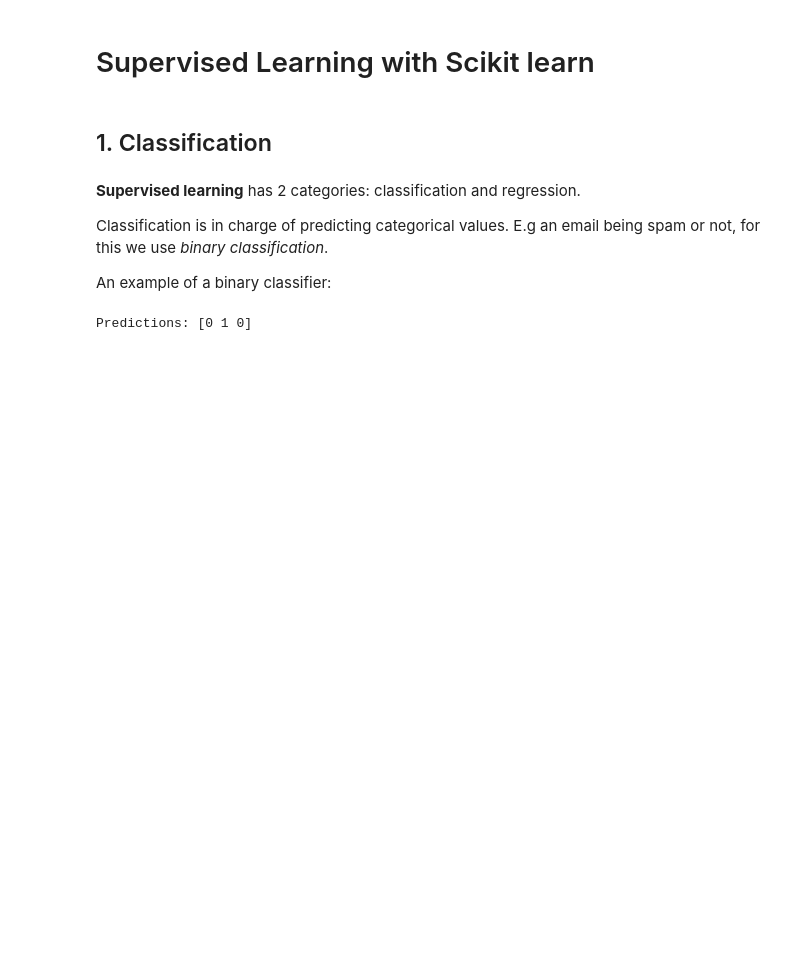
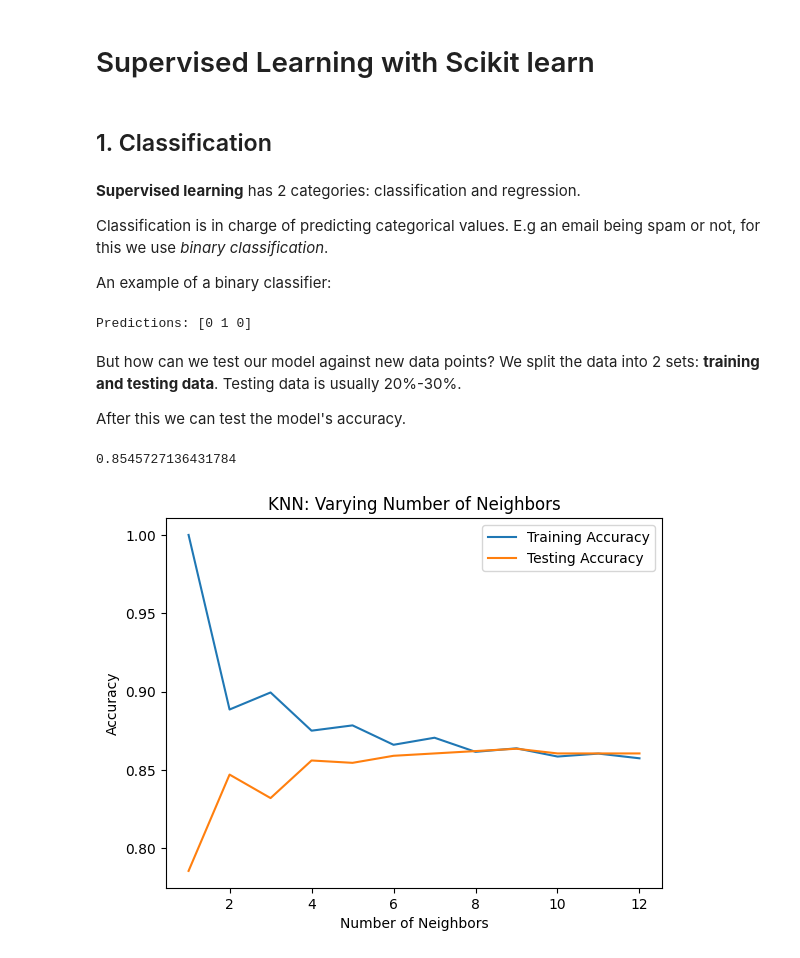
Before and after one commit to Metashaker/ai-learning, a Jupyter notebook: machine-learning-fundamentals/supervised-learning.ipynb, the cells around one changed output. Cells and saved outputs as stored; diff of their text form; code cells hidden in the pictures; blank space fills up the shorter version.

Commit message:
closes classifier chapter

```diff
--- a/machine-learning-fundamentals/supervised-learning.ipynb
+++ b/machine-learning-fundamentals/supervised-learning.ipynb
@@ -43,3 +43,62 @@ y_pred = knn.predict(X_new)
 print("Predictions: {}".format(y_pred))
 # %% [output]
 Predictions: [0 1 0]
+# %% [markdown]
+But how can we test our model against new data points? We split the data into 2 sets: **training and testing data**. Testing data is usually 20%-30%.
+
+After this we can test the model's accuracy.
+# %%
+from sklearn.model_selection import train_test_split
+
+X = churn_df.drop("churn", axis=1).values
+y = churn_df["churn"].values
+
+# Split into training and test sets
+X_train, X_test, y_train, y_test = train_test_split(X, y, test_size=0.2, random_state=42, stratify=y)
+knn = KNeighborsClassifier(n_neighbors=5)
+
+# Fit the classifier to the training data
+knn.fit(X_train, y_train)
+
+# Print the accuracy
+print(knn.score(X_test, y_test))
+# %% [output]
+0.8545727136431784
+# %%
+# 1. Test against over and under fitting
+# Create neighbors
+neighbors = np.arange(1, 13)
+train_accuracies = {}
+test_accuracies = {}
+
+for neighbor in neighbors:
+
+	# Set up a KNN Classifier
+	knn = KNeighborsClassifier(n_neighbors=neighbor)
+
+	# Fit the model
+	knn.fit(X_train, y_train)
+
+	# Compute accuracy
+	train_accuracies[neighbor] = knn.score(X_train, y_train)
+	test_accuracies[neighbor] = knn.score(X_test, y_test)
+#print(neighbors, '\n', train_accuracies, '\n', test_accuracies)
+
+# 2. and visualize that
+# Add a title
+plt.title("KNN: Varying Number of Neighbors")
+
+# Plot training accuracies
+plt.plot(neighbors,train_accuracies.values(), label="Training Accuracy")
+
+# Plot test accuracies
+plt.plot(neighbors, test_accuracies.values(), label="Testing Accuracy")
+
+plt.legend()
+plt.xlabel("Number of Neighbors")
+plt.ylabel("Accuracy")
+
+# Display the plot
+plt.show()
+# %% [output]
+[figure, added]
```
